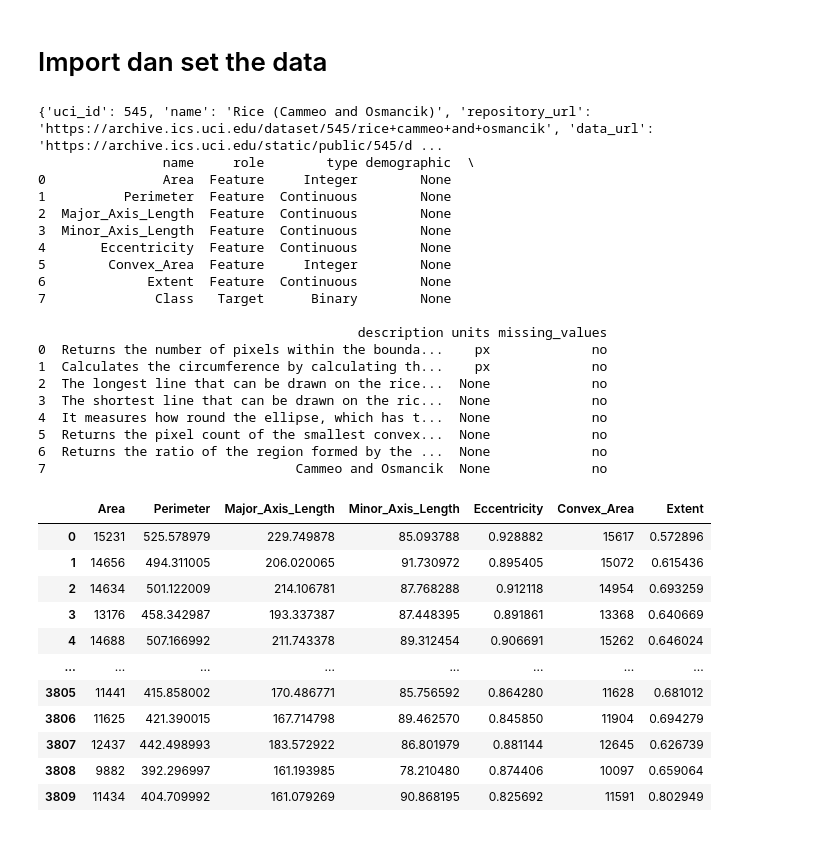
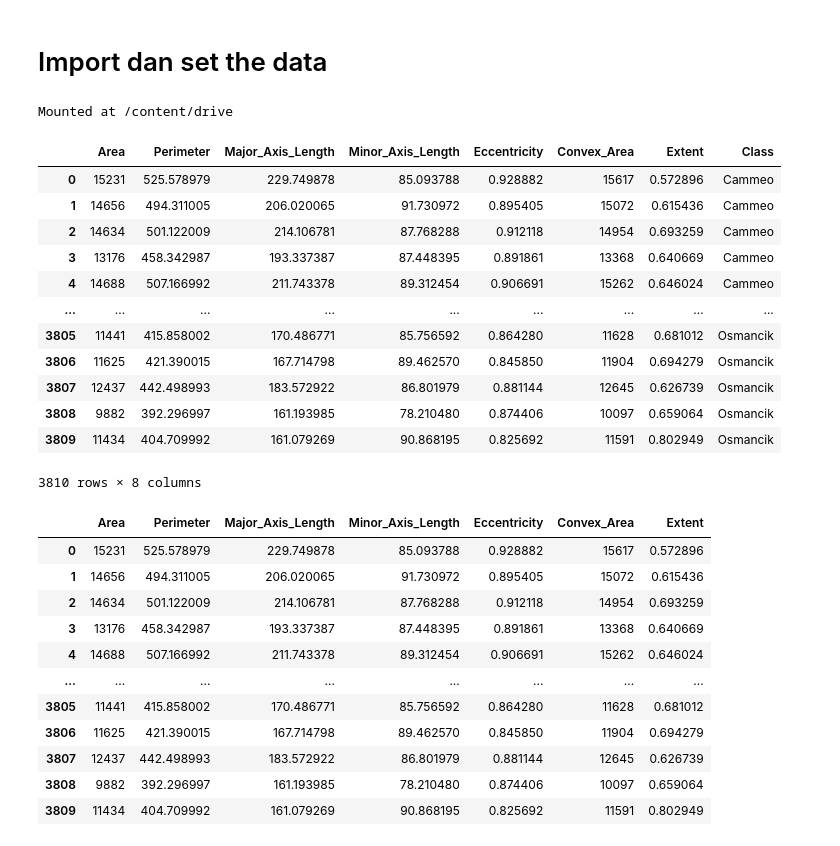
Before and after one commit to wildanjr19/project-an, a Jupyter notebook: Rice_Classification.ipynb, the cells around one changed output. Drawn from its saved outputs; the diff is of its cells as text; code cells hidden in the pictures.

```diff
--- a/Rice_Classification.ipynb
+++ b/Rice_Classification.ipynb
@@ -32,38 +18,25 @@ Successfully installed ucimlrepo-0.0.7
 # %% [markdown]
 # Import dan set the data
-# %%
-from ucimlrepo import fetch_ucirepo
-
-# Mengambil data dari UCI
-rice_cammeo_and_osmancik = fetch_ucirepo(id=545)
-
-# Mendeklrasikan Variabel X(features) dan Variabel Y (Target)
-X = rice_cammeo_and_osmancik.data.features
-y = rice_cammeo_and_osmancik.data.targets
-
-# metadata atau informasi umum dari data
-print(rice_cammeo_and_osmancik.metadata)
-
-# variable information atau informasi dari variabel
-print(rice_cammeo_and_osmancik.variables)
-# %% [output]
-{'uci_id': 545, 'name': 'Rice (Cammeo and Osmancik)', 'repository_url': 'https://archive.ics.uci.edu/dataset/545/rice+cammeo+and+osmancik', 'data_url': 'https://archive.ics.uci.edu/static/public/545/d ...
-                name     role        type demographic  \
-0               Area  Feature     Integer        None
-1          Perimeter  Feature  Continuous        None
-2  Major_Axis_Length  Feature  Continuous        None
-3  Minor_Axis_Length  Feature  Continuous        None
-4       Eccentricity  Feature  Continuous        None
-5        Convex_Area  Feature     Integer        None
-6             Extent  Feature  Continuous        None
-7              Class   Target      Binary        None
-
-                                         description units missing_values
-0  Returns the number of pixels within the bounda...    px             no
-1  Calculates the circumference by calculating th...    px             no
-2  The longest line that can be drawn on the rice...  None             no
-3  The shortest line that can be drawn on the ric...  None             no
-4  It measures how round the ellipse, which has t...  None             no
-5  Returns the pixel count of the smallest convex...  None             no
-6  Returns the ratio of the region formed by the ...  None             no
-7                                Cammeo and Osmancik  None             no
+# %%
+from google.colab import drive
+drive.mount('/content/drive')
+# %% [output]
+Mounted at /content/drive
+# %%
+# import data
+data = pd.read_csv("/content/drive/MyDrive/Dataset/Rice (Cammeo and Osmancik).csv")
+data
+# %% [output]
+|  | Area | Perimeter | Major_Axis_Length | Minor_Axis_Length | Eccentricity | Convex_Area | Extent | Class |
+| 0 | 15231 | 525.578979 | 229.749878 | 85.093788 | 0.928882 | 15617 | 0.572896 | Cammeo |
+| 1 | 14656 | 494.311005 | 206.020065 | 91.730972 | 0.895405 | 15072 | 0.615436 | Cammeo |
+| 2 | 14634 | 501.122009 | 214.106781 | 87.768288 | 0.912118 | 14954 | 0.693259 | Cammeo |
+| 3 | 13176 | 458.342987 | 193.337387 | 87.448395 | 0.891861 | 13368 | 0.640669 | Cammeo |
+| 4 | 14688 | 507.166992 | 211.743378 | 89.312454 | 0.906691 | 15262 | 0.646024 | Cammeo |
+| ... | ... | ... | ... | ... | ... | ... | ... | ... |
+| 3805 | 11441 | 415.858002 | 170.486771 | 85.756592 | 0.864280 | 11628 | 0.681012 | Osmancik |
+| 3806 | 11625 | 421.390015 | 167.714798 | 89.462570 | 0.845850 | 11904 | 0.694279 | Osmancik |
+| 3807 | 12437 | 442.498993 | 183.572922 | 86.801979 | 0.881144 | 12645 | 0.626739 | Osmancik |
+| 3808 | 9882 | 392.296997 | 161.193985 | 78.210480 | 0.874406 | 10097 | 0.659064 | Osmancik |
+| 3809 | 11434 | 404.709992 | 161.079269 | 90.868195 | 0.825692 | 11591 | 0.802949 | Osmancik |
+3810 rows × 8 columns
```
Also changed, not shown: parts of 4 cells of this notebook.
